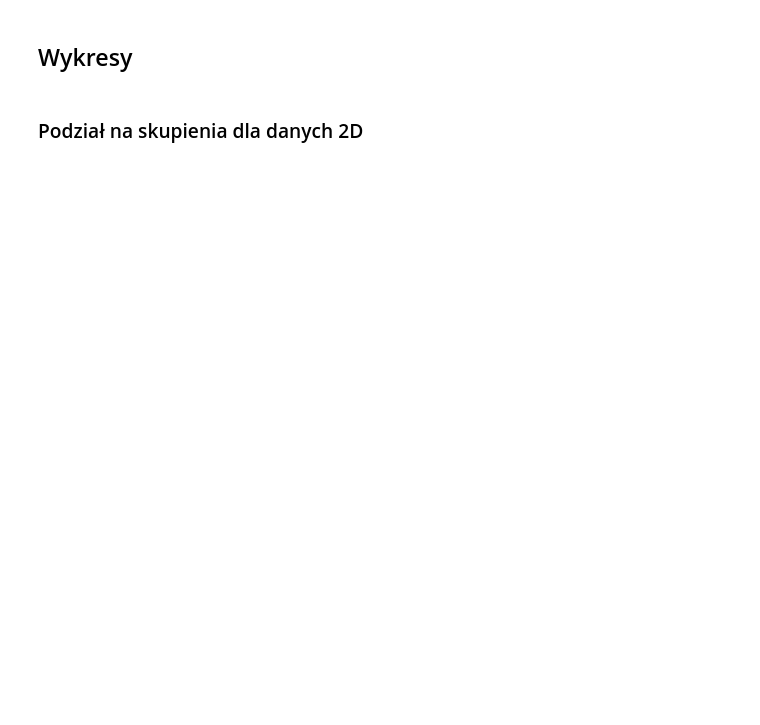
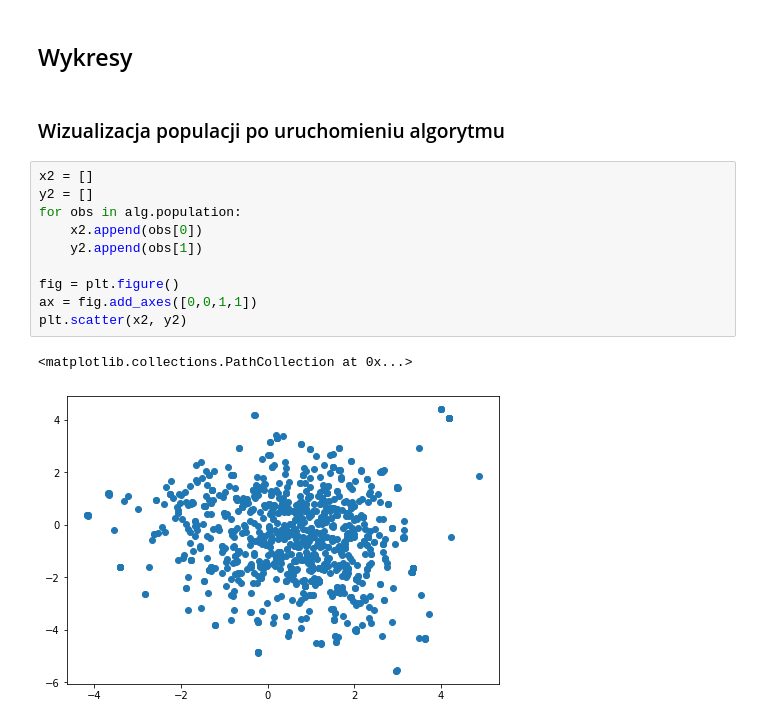
Before and after one commit to brooda/EvolutionaryAlgorithm, a Jupyter notebook: WAE.ipynb, the cells around one changed output. Cells and saved outputs as stored; diff of their text form; blank space fills up the shorter version.

```diff
--- a/WAE.ipynb
+++ b/WAE.ipynb
@@ -160,4 +209,17 @@ alg.Solve()
 # %% [markdown]
 ## Wykresy
-# %% [markdown]
-### Podział na skupienia dla danych 2D
+# %% [markdown]
+### Wizualizacja populacji po uruchomieniu algorytmu
+# %%
+x2 = []
+y2 = []
+for obs in alg.population:
+    x2.append(obs[0])
+    y2.append(obs[1])
+
+fig = plt.figure()
+ax = fig.add_axes([0,0,1,1])
+plt.scatter(x2, y2)
+# %% [output]
+<matplotlib.collections.PathCollection at 0x...>
+[figure, added]
```
Also changed, not shown: parts of 9 cells of this notebook.
